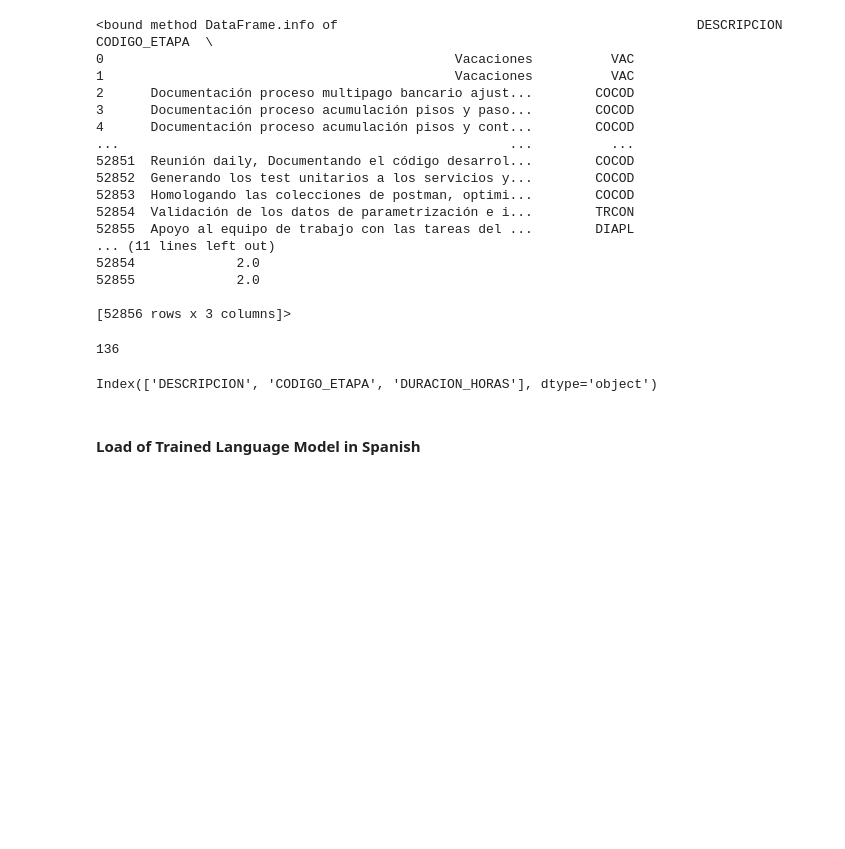
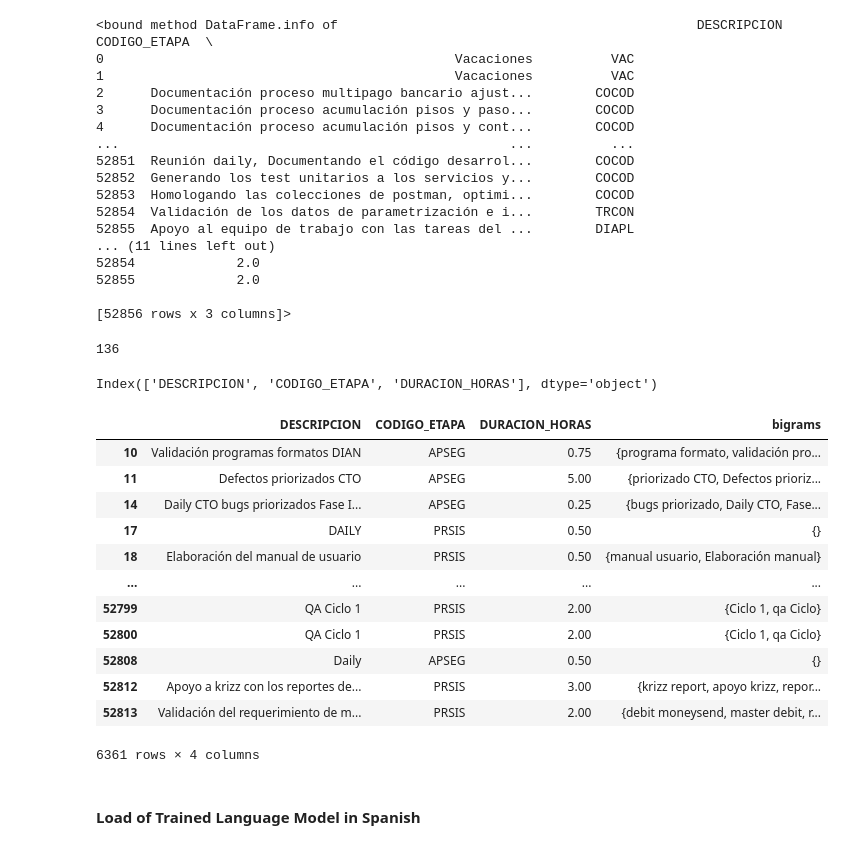
Before and after one commit to ManuelFelipeA/NLP_tokens, a Jupyter notebook: bigramTokenizer.ipynb, the cells around one changed output. Drawn from its saved outputs; the diff is of its cells as text; code cells hidden in the pictures; blank space fills up the shorter version.

```diff
--- a/bigramTokenizer.ipynb
+++ b/bigramTokenizer.ipynb
@@ -90,6 +90,22 @@ df1=df[df["CODIGO_ETAPA"].isin(codes)]
 df1.columns
 # %% [output]
 Index(['DESCRIPCION', 'CODIGO_ETAPA', 'DURACION_HORAS'], dtype='object')
+# %%
+df1
+# %% [output]
+|  | DESCRIPCION | CODIGO_ETAPA | DURACION_HORAS | bigrams |
+| 10 | Validación programas formatos DIAN | APSEG | 0.75 | {programa formato, validación pro... |
+| 11 | Defectos priorizados CTO | APSEG | 5.00 | {priorizado CTO, Defectos prioriz... |
+| 14 | Daily CTO bugs priorizados Fase I... | APSEG | 0.25 | {bugs priorizado, Daily CTO, Fase... |
+| 17 | DAILY | PRSIS | 0.50 | {} |
+| 18 | Elaboración del manual de usuario | PRSIS | 0.50 | {manual usuario, Elaboración manual} |
+| ... | ... | ... | ... | ... |
+| 52799 | QA Ciclo 1 | PRSIS | 2.00 | {Ciclo 1, qa Ciclo} |
+| 52800 | QA Ciclo 1 | PRSIS | 2.00 | {Ciclo 1, qa Ciclo} |
+| 52808 | Daily | APSEG | 0.50 | {} |
+| 52812 | Apoyo a krizz con los reportes de... | PRSIS | 3.00 | {krizz report, apoyo krizz, repor... |
+| 52813 | Validación del requerimiento de m... | PRSIS | 2.00 | {debit moneysend, master debit, r... |
+6361 rows × 4 columns
 # %% [markdown]
 #### Load of Trained Language Model in Spanish
 # %%
```
Also changed, not shown: parts of 10 cells of this notebook, 1 other file.
